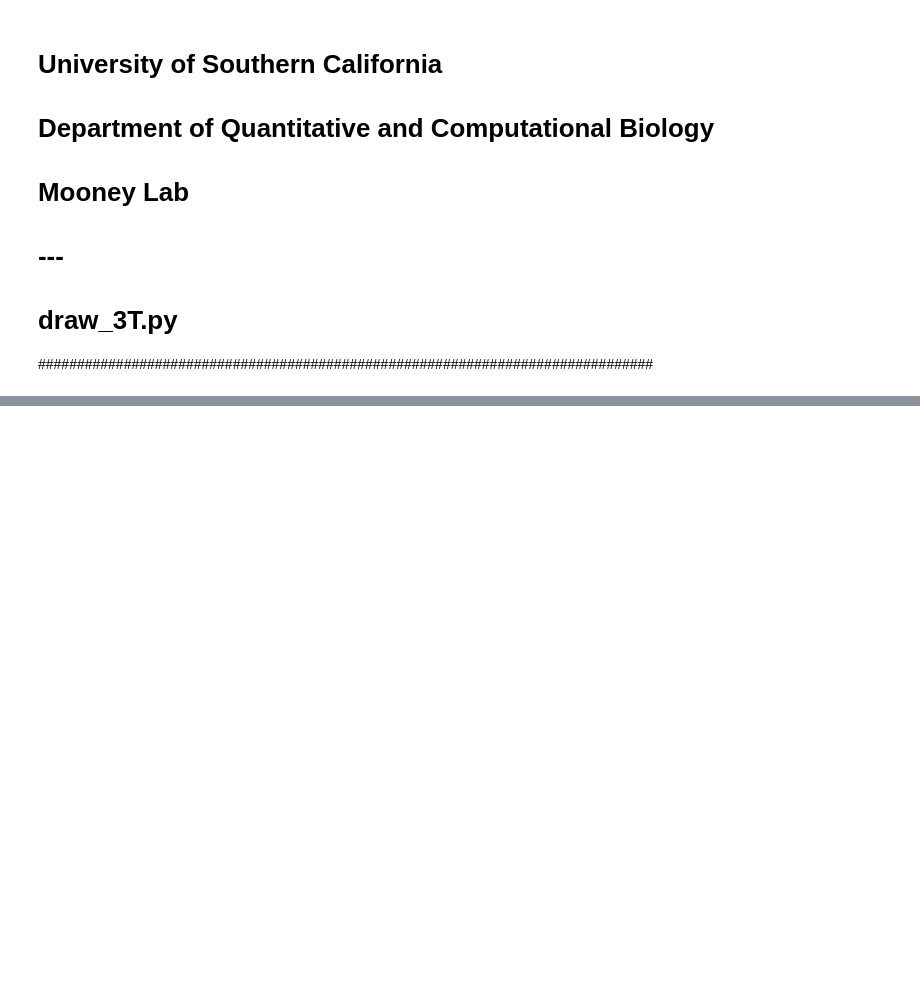
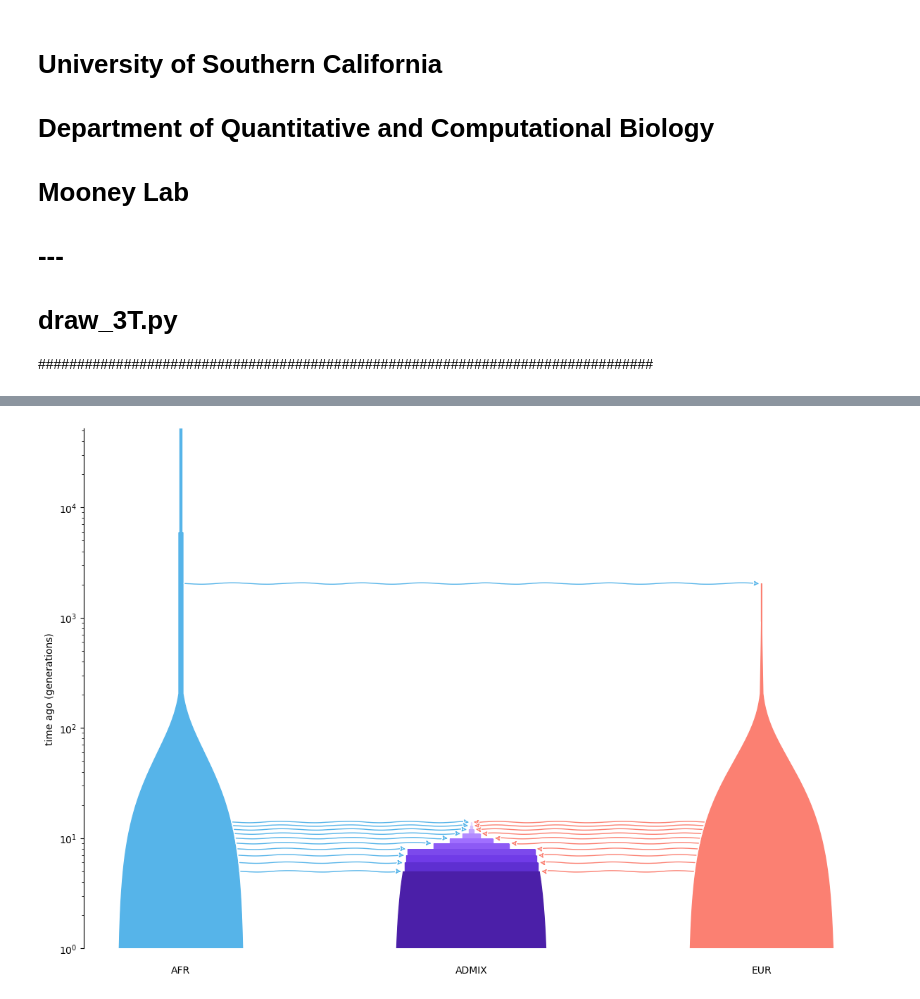
Before and after one commit to eyedn/ibd_compare, a Jupyter notebook: other_scripts/draw_3T.ipynb, the cells around one changed output, grey strips where cells are left out. Cells and saved outputs as stored; diff of their text form; code cells hidden in the pictures; blank space fills up the shorter version.

```diff
--- a/other_scripts/draw_3T.ipynb
+++ b/other_scripts/draw_3T.ipynb
@@ -15,7 +15,0 @@ import pickle
-# %%
-# open demography and draw with demesgraw
-demo_pkl = "/scratch1/karatas/stdpopsim_runs_chr18_admix_3T/trees/HapMapII_GRCh38_1_all.demography.pkl"
-with open(demo_pkl, 'rb') as file:
-    demo = pickle.load(file)
-    demo_graph = demo.to_demes()
-    demesdraw.tubes(demo_graph, log_time=True)
@@ -23,0 +16,81 @@ with open(demo_pkl, 'rb') as file:
+# %%
+# load demography
+demo_pkl = "/scratch1/karatas/msprime_runs_chr18_admix_3T/trees/HapMapII_GRCh38_1_all.demography.pkl"
+
+with open(demo_pkl, "rb") as file:
+    demo = pickle.load(file)
+
+demo_graph = demo.to_demes()
+
+# define population positions in drawn graph
+positions = {
+    "AFR": 0,
+
+    "ADMIX_G1": 1_000_000,
+    "ADMIX_G2": 1_000_000,
+    "ADMIX_G3": 1_000_000,
+    "ADMIX_G4": 1_000_000,
+
+    "ADMIX": 1_000_000,
+
+    "ADMIX_G5": 1_000_000,
+    "ADMIX_G6": 1_000_000,
+    "ADMIX_G7": 1_000_000,
+    "ADMIX_G8": 1_000_000,
+    "ADMIX_G9": 1_000_000,
+
+    "EUR": 2_000_000,
+}
+
+# pop colors
+colors = {
+    "AFR": "#56B4E9",
+    "EUR": "#fb8072",
+}
+
+# lavender/purple gradient from light -> dark
+admix_gradient = [
+    "#E6D9FF",
+    "#D6C2FF",
+    "#C4A6FF",
+    "#B38BFF",
+    "#A06FFF",
+    "#8D5AF5",
+    "#7C49EC",
+    "#703BE7",
+    "#5E2FD1",
+]
+for i in range(1, 10):
+    colors[f"ADMIX_G{i}"] = admix_gradient[i - 1]
+colors["ADMIX"] = "#4B1FA8"
+
+# remove AFR <-> EUR migrataion lines for visualization
+filtered_migrations = []
+for mig in demo_graph.migrations:
+    pair = {mig.source, mig.dest}
+    if pair == {"AFR", "EUR"}:
+        continue
+    filtered_migrations.append(mig)
+demo_graph.migrations = filtered_migrations
+
+# plot
+fig, ax = plt.subplots(figsize=(12, 8))
+demesdraw.tubes(
+    demo_graph,
+    ax=ax,
+    positions=positions,
+    colours=colors,
+    log_time=True,
+    labels=None
+)
+ax.text(0, 0.6, "AFR", ha="center")
+ax.text(1_000_000, 0.6, "ADMIX", ha="center")
+ax.text(2_000_000, 0.6, "EUR", ha="center")
+for artist in ax.get_children():
+    if hasattr(artist, "set_alpha"):
+        artist.set_alpha(1.0)
+
+plt.tight_layout()
+plt.show()
+# %% [output]
+[figure, added]
```
Also changed, not shown: parts of 2 cells of this notebook, 3 other files.
